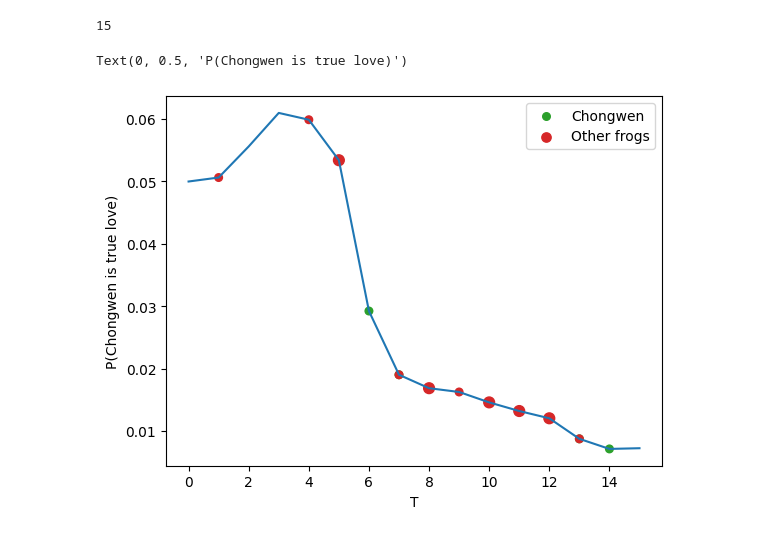
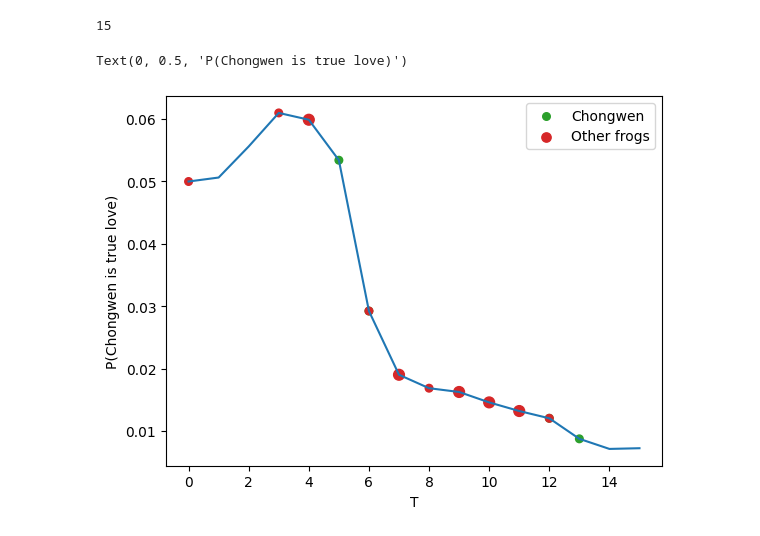
Before and after one commit to pleituer/STAT3602-6008-Mini-Group-Project-Part-1, a Jupyter notebook: src/lecture.ipynb, the cells around one changed output. Saved outputs shown, nothing was run; the diff lists cells and outputs as text; code cells hidden in the pictures.

Commit message:
better visualization

```diff
--- a/src/lecture.ipynb
+++ b/src/lecture.ipynb
@@ -31,11 +31,11 @@ for t in tqdm(t_linspace): p_is_true_love.append(P_chongwen_is_true_love(t))
 p_is_true_love = np.array(p_is_true_love)
 # %%
 plt.plot(t_linspace, p_is_true_love)
-plt.scatter(np.arange(dataset.T+1)[dataset.mt>0], p_is_true_love[dataset.mt>0], label="Chongwen", s=dataset.mt[dataset.mt>0]*30, c='tab:green', alpha=1)
-plt.scatter(np.arange(dataset.T+1)[dataset.nt>0], p_is_true_love[dataset.nt>0], label="Other frogs", s=dataset.nt[dataset.nt>0]*30, c='tab:red', alpha=1)
+plt.scatter(np.arange(dataset.T)[(dataset.mt>0)[1:]], p_is_true_love[:-1][(dataset.mt>0)[1:]], label="Chongwen", s=dataset.mt[dataset.mt>0]*30, c='tab:green', alpha=1)
+plt.scatter(np.arange(dataset.T)[(dataset.nt>0)[1:]], p_is_true_love[:-1][(dataset.nt>0)[1:]], label="Other frogs", s=dataset.nt[dataset.nt>0]*30, c='tab:red', alpha=1)
 plt.legend()
 plt.xlabel('T')
 plt.ylabel('P(Chongwen is true love)')
 # %% [output]
 Text(0, 0.5, 'P(Chongwen is true love)')
-[figure, old version]
+[figure, new version]
```
Also changed, not shown: 1 other file.
